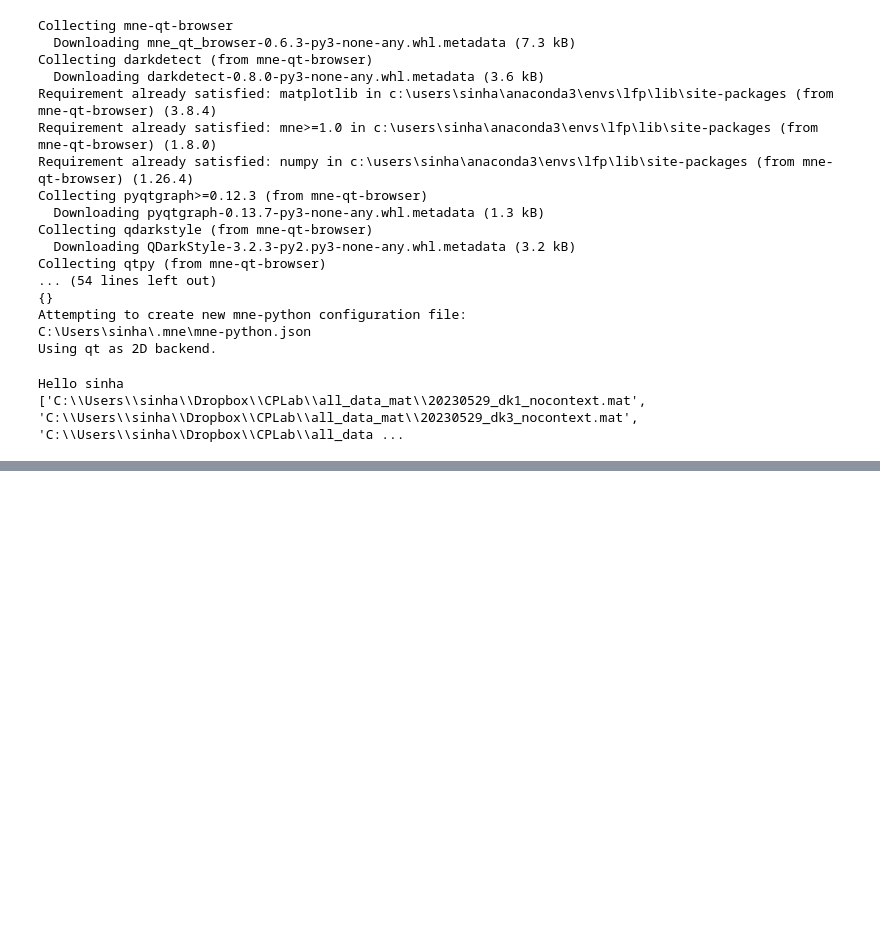
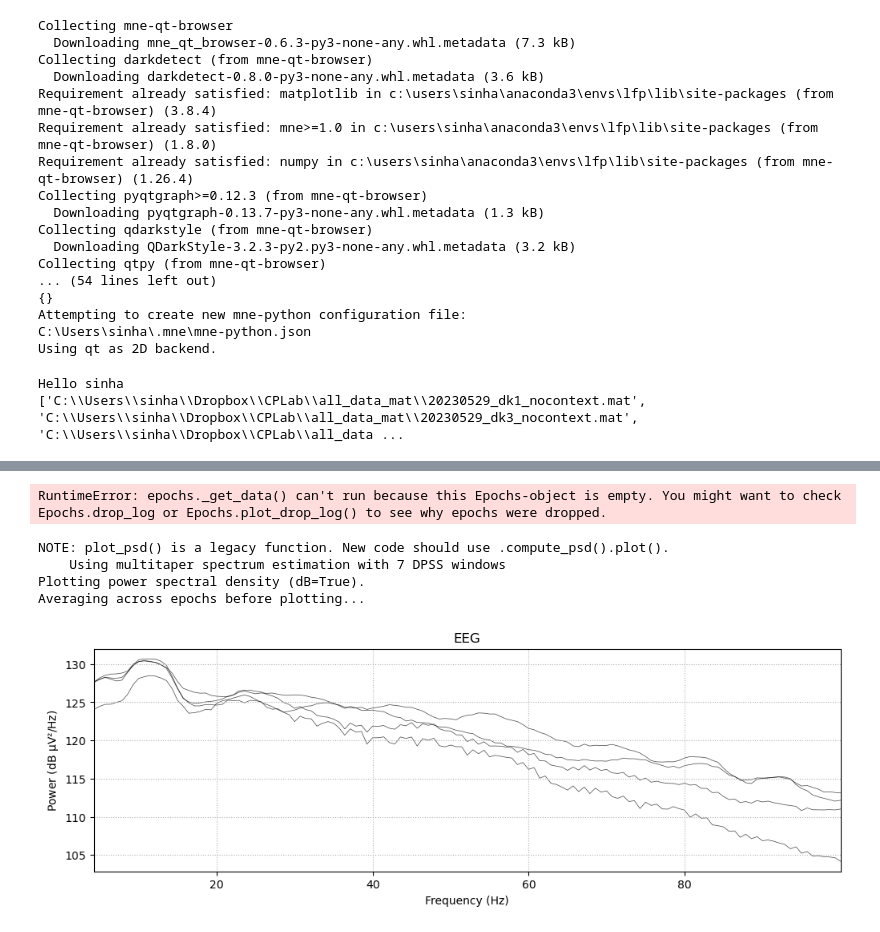
Before and after one commit to namanagrawal97/cpl_analysis_naman, a Jupyter notebook: analysis_using_mne.ipynb, the cells around one changed output, grey strips where cells are left out. Saved outputs shown, nothing was run; the diff lists cells and outputs as text; code cells hidden in the pictures; blank space fills up the shorter version.

Commit message:
able to plot psd

```diff
--- a/analysis_using_mne.ipynb
+++ b/analysis_using_mne.ipynb
@@ -70,7 +70,7 @@ import matplotlib.pyplot as plt
 %matplotlib qt
 import mne
 import mne_connectivity
-files=[f'C:\\Users\\{user}\\Dropbox\\CPLab\\all_data_mat\\20230616_dk6_BW_context_day2.mat']
+#files=[f'C:\\Users\\{user}\\Dropbox\\CPLab\\all_data_mat\\20230616_dk6_BW_context_day2.mat']
 event_data_df=[]
 con_data_df=[]
 
@@ -93,6 +93,7 @@ for file_num,file in enumerate(files):
             task = 'nocontext'
         if task =='nocontext':
             continue
+
         if rat_id=='dk3':
             continue
         f = h5py.File(file, 'r')
@@ -125,9 +126,18 @@ for file_num,file in enumerate(files):
         vHp_lfp_channels=[x for x in channels if 'vHp' in x ]
         data_channels=np.concatenate((aon_lfp_channels,vHp_lfp_channels))
         #print(all_channels)
-        annotations = mne.Annotations(onset=events_times, duration=np.zeros_like(events_times), description=events_codes)
-        keyboard_dict={'98':'b','119':'w','49':'1','48':'0'}
-        annotations.rename(keyboard_dict)
+        # Convert events_codes to strings for annotation descriptions
+        annotation_descriptions = [str(code) for code in events_codes]
+        annotations = mne.Annotations(onset=events_times, duration=np.zeros_like(events_times), description=annotation_descriptions)
+        # Remove any keys from keyboard_dict that are not present in annotation_descriptions
+        present_keys = set(annotation_descriptions) & set(keyboard_dict.keys())
+        filtered_keyboard_dict = {k: v for k, v in keyboard_dict.items() if k in present_keys}
+        if len(filtered_keyboard_dict) < len(keyboard_dict):
+            print(f"Filtered keyboard_dict to only present annotation descriptions: {filtered_keyboard_dict}")
+        if filtered_keyboard_dict:
+            annotations.rename(filtered_keyboard_dict)
+        else:
+            print("No matching annotation descriptions found for renaming.")
 
         all_channels = list(data_channels) + ['reference']
         info = mne.create_info(ch_names=list(all_channels), sfreq=2000, ch_types='eeg')
@@ -155,8 +165,14 @@ for file_num,file in enumerate(files):
         print(mne_all_channels_data.info)
         mne_all_channels_data.set_eeg_reference(ref_channels=['reference'], projection=False, ch_type='eeg')
         mne_all_channels_data.set_annotations(annotations)
-mne.viz.plot_raw(mne_all_channels_data, duration=60, scalings='auto', show=True, block=True)
-        #                 sampling_rate = int(1 / data_all['interval'][0][0])
+#mne.viz.plot_raw(mne_all_channels_data, duration=60, scalings='auto', show=True, block=True)
+        all_data_epochs= mne.Epochs(mne_all_channels_data, events=None, event_id=None, tmin=-0.7, tmax=0.7, baseline=None, preload=True, verbose=True, event_repeated='drop')
+        row= [file_num, rat_id, task, all_data_epochs]
+        event_data_df.append(row)
+event_data_df=pd.DataFrame(event_data_df, columns=['experiment','rat_id','task','epochs'])
+print(event_data_df)
+
+#                 sampling_rate = int(1 / data_all['interval'][0][0])
 #                 #print(raw_data.shape, raw_time.shape, sampling_rate)
 #                 subtracted_data = padded_data - padd_ref_data
 #                 raw_data=subtracted_data
@@ -254,0 +280,12 @@ none
+# %%
+all_data_epochs["1"].plot_image(combine="mean", colorbar=True, show=True)
+# %% [output]
+RuntimeError: epochs._get_data() can't run because this Epochs-object is empty. You might want to check Epochs.drop_log or Epochs.plot_drop_log() to see why epochs were dropped.
+# %%
+all_data_epochs["1"].plot_psd(fmin=4, fmax=100, method='multitaper', show=True, picks=data_channels, spatial_colors=True)
+# %% [output]
+NOTE: plot_psd() is a legacy function. New code should use .compute_psd().plot().
+    Using multitaper spectrum estimation with 7 DPSS windows
+Plotting power spectral density (dB=True).
+Averaging across epochs before plotting...
+[figure, added]
```
Also changed, not shown: parts of 2 cells of this notebook.
